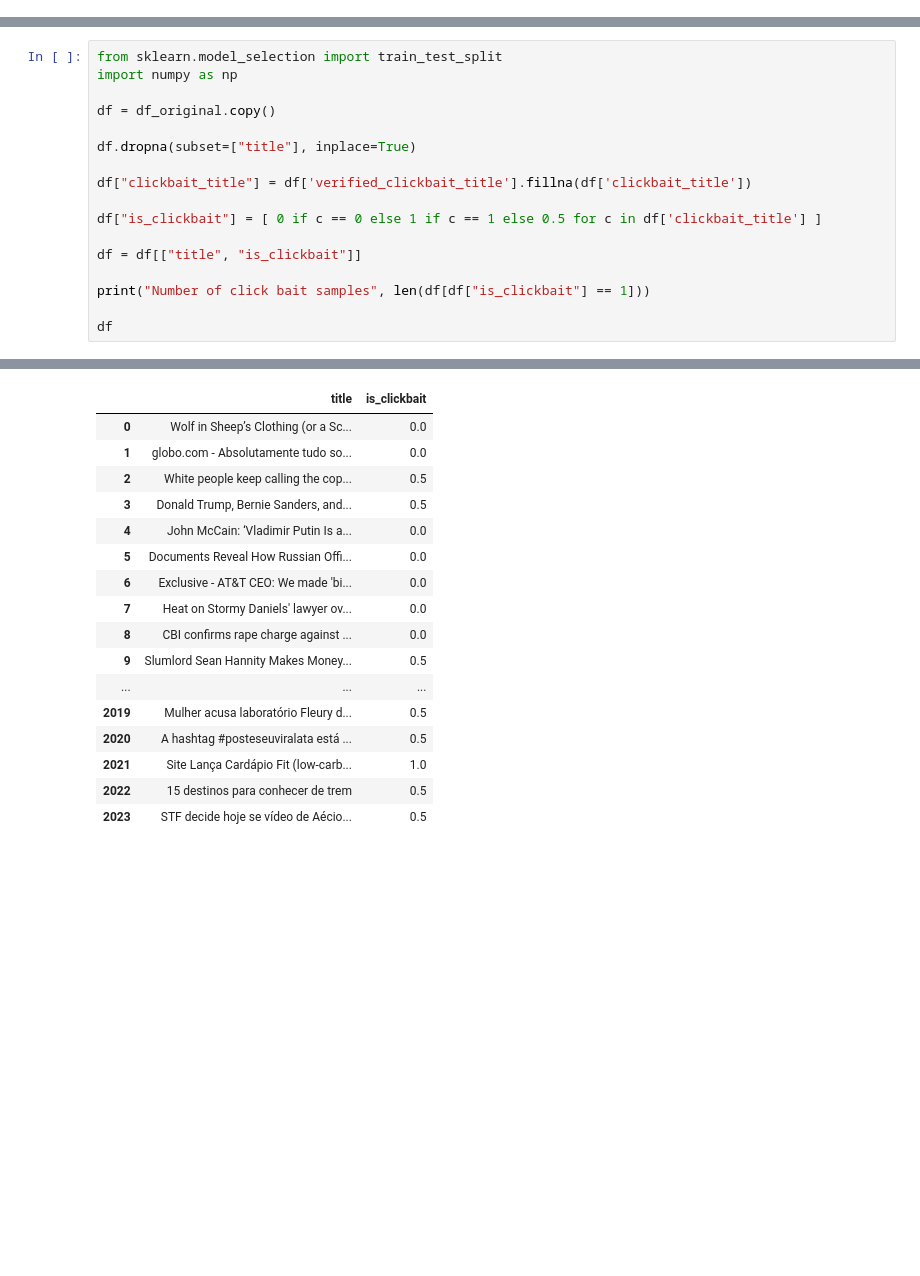
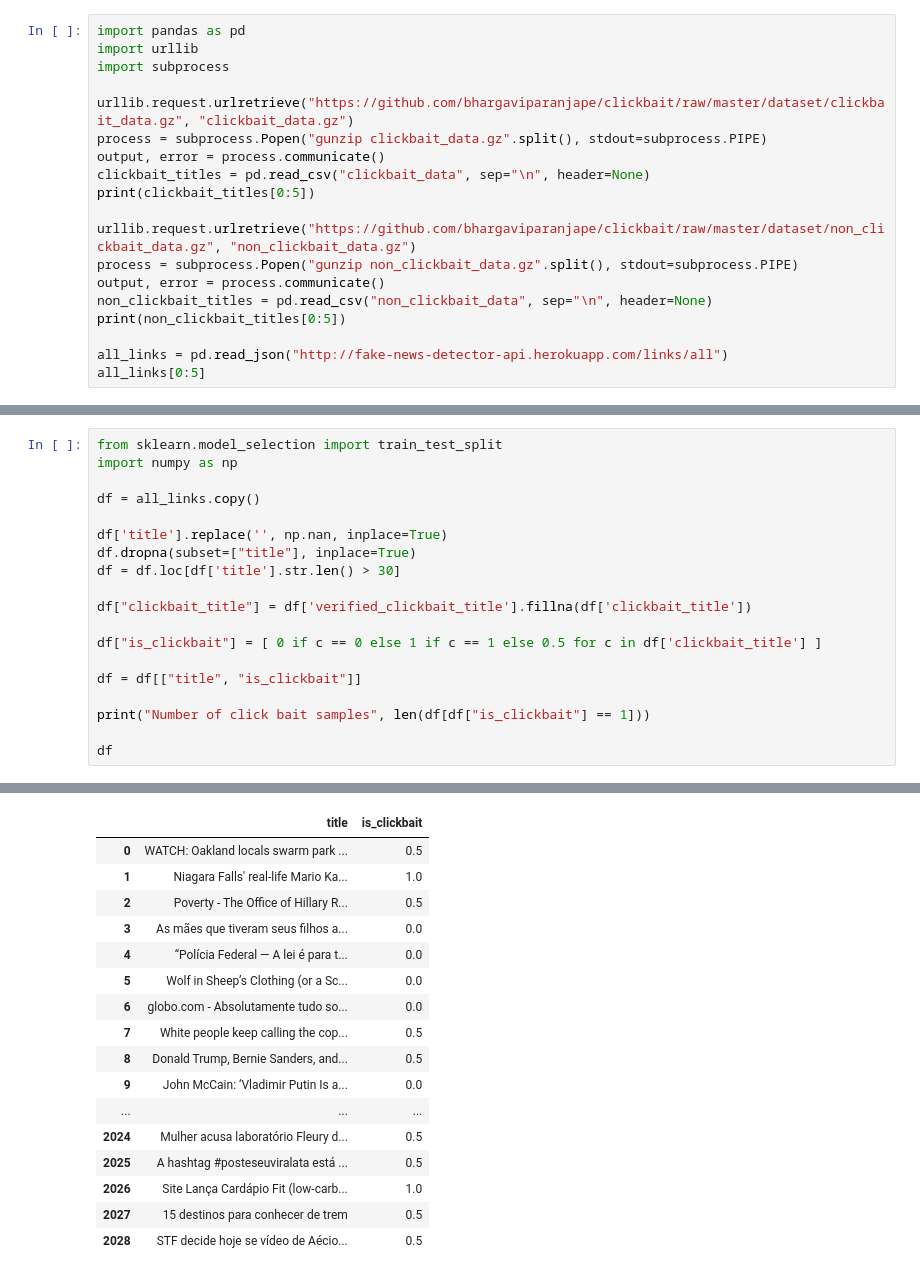
Before and after one commit to fake-news-detector/fake-news-detector, a Jupyter notebook: robinho/notebooks/ClickBait.ipynb, the cells around one changed output, grey strips where cells are left out. Drawn from its saved outputs; the diff is of its cells as text; blank space fills up the shorter version.

Commit message:
Compare ignore vs including idk and use an external data source

```diff
--- a/robinho/notebooks/ClickBait.ipynb
+++ b/robinho/notebooks/ClickBait.ipynb
@@ -18,0 +3,19 @@ df_original[0:10]
+# %%
+import pandas as pd
+import urllib
+import subprocess
+
+urllib.request.urlretrieve("https://github.com/bhargaviparanjape/clickbait/raw/master/dataset/clickbait_data.gz", "clickbait_data.gz")
+process = subprocess.Popen("gunzip clickbait_data.gz".split(), stdout=subprocess.PIPE)
+output, error = process.communicate()
+clickbait_titles = pd.read_csv("clickbait_data", sep="\n", header=None)
+print(clickbait_titles[0:5])
+
+urllib.request.urlretrieve("https://github.com/bhargaviparanjape/clickbait/raw/master/dataset/non_clickbait_data.gz", "non_clickbait_data.gz")
+process = subprocess.Popen("gunzip non_clickbait_data.gz".split(), stdout=subprocess.PIPE)
+output, error = process.communicate()
+non_clickbait_titles = pd.read_csv("non_clickbait_data", sep="\n", header=None)
+print(non_clickbait_titles[0:5])
+
+all_links = pd.read_json("http://fake-news-detector-api.herokuapp.com/links/all")
+all_links[0:5]
@@ -20,9 +44,11 @@ df_original[0:10]
 from sklearn.model_selection import train_test_split
 import numpy as np
 
-df = df_original.copy()
+df = all_links.copy()
 
+df['title'].replace('', np.nan, inplace=True)
 df.dropna(subset=["title"], inplace=True)
+df = df.loc[df['title'].str.len() > 30]
 
 df["clickbait_title"] = df['verified_clickbait_title'].fillna(df['clickbait_title'])
 
@@ -38,17 +64,17 @@ Number of click bait samples 162
 |  | title | is_clickbait |
-| 0 | Wolf in Sheep’s Clothing (or a Sc... | 0.0 |
-| 1 | globo.com - Absolutamente tudo so... | 0.0 |
-| 2 | White people keep calling the cop... | 0.5 |
-| 3 | Donald Trump, Bernie Sanders, and... | 0.5 |
-| 4 | John McCain: ‘Vladimir Putin Is a... | 0.0 |
-| 5 | Documents Reveal How Russian Offi... | 0.0 |
-| 6 | Exclusive - AT&T CEO: We made 'bi... | 0.0 |
-| 7 | Heat on Stormy Daniels' lawyer ov... | 0.0 |
-| 8 | CBI confirms rape charge against ... | 0.0 |
-| 9 | Slumlord Sean Hannity Makes Money... | 0.5 |
+| 0 | WATCH: Oakland locals swarm park ... | 0.5 |
+| 1 | Niagara Falls' real-life Mario Ka... | 1.0 |
+| 2 | Poverty - The Office of Hillary R... | 0.5 |
+| 3 | As mães que tiveram seus filhos a... | 0.0 |
+| 4 | “Polícia Federal — A lei é para t... | 0.0 |
+| 5 | Wolf in Sheep’s Clothing (or a Sc... | 0.0 |
+| 6 | globo.com - Absolutamente tudo so... | 0.0 |
+| 7 | White people keep calling the cop... | 0.5 |
+| 8 | Donald Trump, Bernie Sanders, and... | 0.5 |
+| 9 | John McCain: ‘Vladimir Putin Is a... | 0.0 |
 | ... | ... | ... |
-| 2019 | Mulher acusa laboratório Fleury d... | 0.5 |
-| 2020 | A hashtag #posteseuviralata está ... | 0.5 |
-| 2021 | Site Lança Cardápio Fit (low-carb... | 1.0 |
-| 2022 | 15 destinos para conhecer de trem | 0.5 |
-| 2023 | STF decide hoje se vídeo de Aécio... | 0.5 |
+| 2024 | Mulher acusa laboratório Fleury d... | 0.5 |
+| 2025 | A hashtag #posteseuviralata está ... | 0.5 |
+| 2026 | Site Lança Cardápio Fit (low-carb... | 1.0 |
+| 2027 | 15 destinos para conhecer de trem | 0.5 |
+| 2028 | STF decide hoje se vídeo de Aécio... | 0.5 |
```
Also changed, not shown: parts of 12 cells of this notebook, 1 other file.
